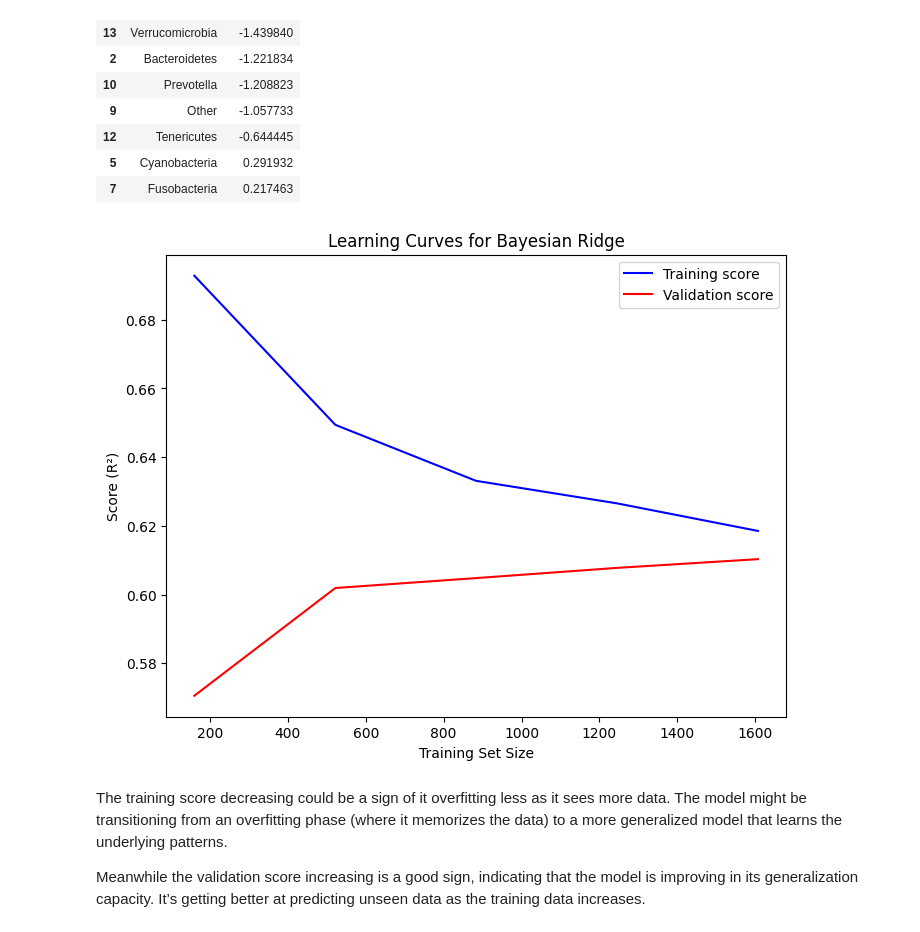
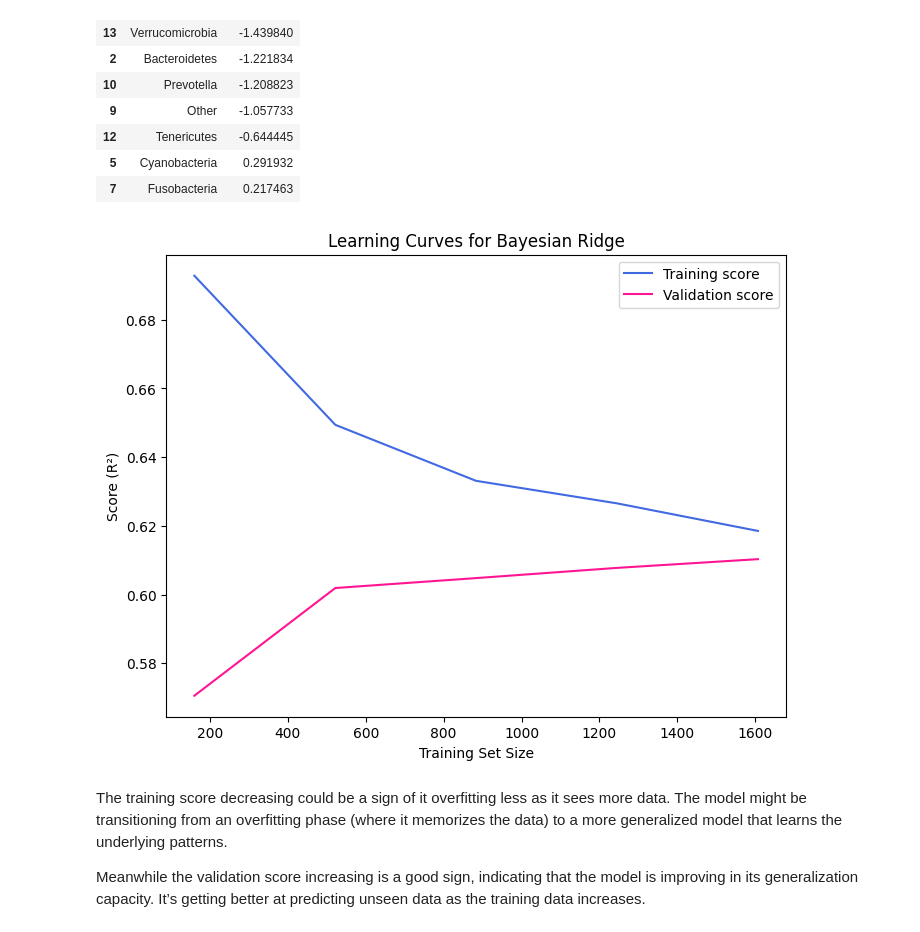
Before and after one commit to mariaponomarova/ML_project, a Jupyter notebook: experiments.ipynb, the cells around one changed output. Cells and saved outputs as stored; diff of their text form; code cells hidden in the pictures.

```diff
--- a/experiments.ipynb
+++ b/experiments.ipynb
@@ -404,18 +401,18 @@ coef_df
 # %%
 from sklearn.model_selection import learning_curve
 
 train_sizes, train_scores, valid_scores = learning_curve(final_pipeline, X_train, y_train, cv=5)
 
 plt.figure(figsize=(8,6))
-plt.plot(train_sizes, train_scores.mean(axis=1), label="Training score", color='blue')
-plt.plot(train_sizes, valid_scores.mean(axis=1), label="Validation score", color='red')
+plt.plot(train_sizes, train_scores.mean(axis=1), label="Training score", color='royalblue')
+plt.plot(train_sizes, valid_scores.mean(axis=1), label="Validation score", color='deeppink')
 plt.xlabel("Training Set Size")
 plt.ylabel("Score (R²)")
 plt.title("Learning Curves for Bayesian Ridge")
 plt.legend()
 plt.show()
 # %% [output]
-[figure, old version]
+[figure, new version]
 # %% [markdown]
 The training score decreasing could be a sign of it overfitting less as it sees more data. The model might be transitioning from an overfitting phase (where it memorizes the data) to a more generalized model that learns the underlying patterns.
 
```
Also changed, not shown: parts of 7 cells of this notebook, 5 other files.
